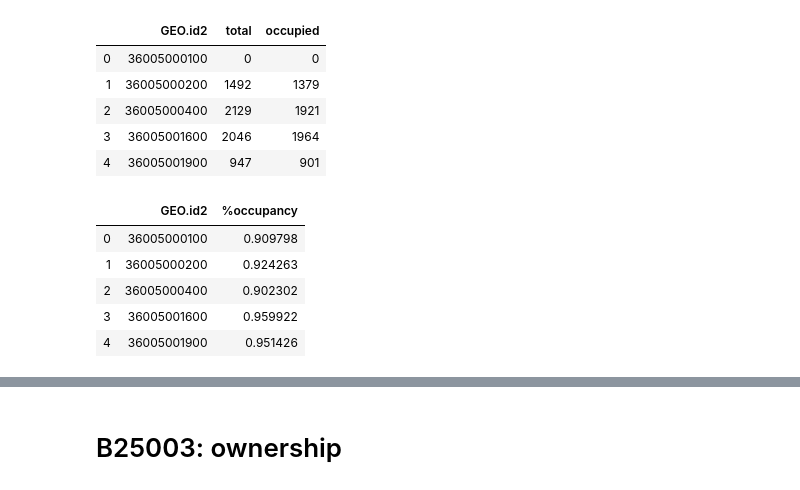
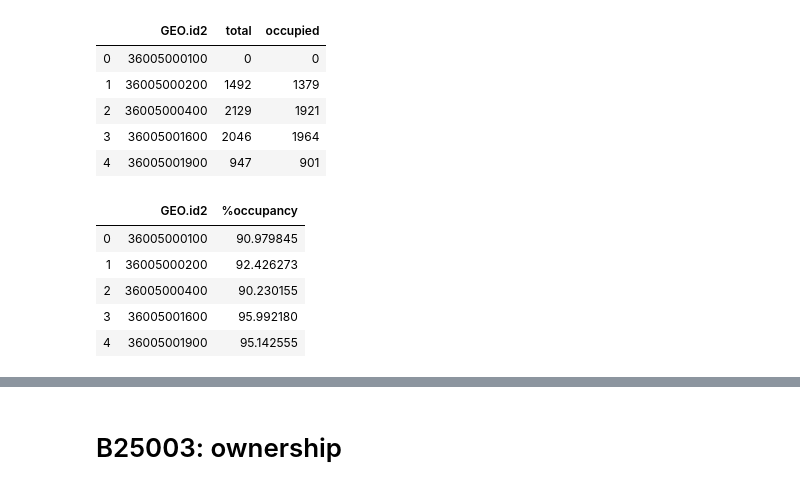
Before and after one commit to underdoc-wang/STC-GNN, a Jupyter notebook: preprocessing/from_raw/parse_demo_raw.ipynb, the cells around one changed output, grey strips where cells are left out. Saved outputs shown, nothing was run; the diff lists cells and outputs as text; code cells hidden in the pictures.

```diff
--- a/preprocessing/from_raw/parse_demo_raw.ipynb
+++ b/preprocessing/from_raw/parse_demo_raw.ipynb
@@ -302,19 +313,19 @@ occupy_data.head()
 # %%
 # replace 0 with column mean
 occupy_data['total_nonzero'] = occupy_data['total'].replace(0, occupy_data['total'].mean())
 occupy_data['occupied_nonzero'] = occupy_data['occupied'].replace(0, occupy_data['occupied'].mean())
-# calculate rate
-occupy_data['%occupancy'] = occupy_data['occupied_nonzero']/occupy_data['total_nonzero']
+# calculate percentage
+occupy_data['%occupancy'] = occupy_data['occupied_nonzero']/occupy_data['total_nonzero'] * 100
 
 occupy_data = occupy_data[['GEO.id2', '%occupancy']].copy()
 occupy_data.head()
 # %% [output]
 |  | GEO.id2 | %occupancy |
-| 0 | 36005000100 | 0.909798 |
-| 1 | 36005000200 | 0.924263 |
-| 2 | 36005000400 | 0.902302 |
-| 3 | 36005001600 | 0.959922 |
-| 4 | 36005001900 | 0.951426 |
+| 0 | 36005000100 | 90.979845 |
+| 1 | 36005000200 | 92.426273 |
+| 2 | 36005000400 | 90.230155 |
+| 3 | 36005001600 | 95.992180 |
+| 4 | 36005001900 | 95.142555 |
 # %%
 # merge
 merged = pd.merge(merged, occupy_data, on = 'GEO.id2')
```
Also changed, not shown: parts of 14 cells of this notebook, 4 other files.
